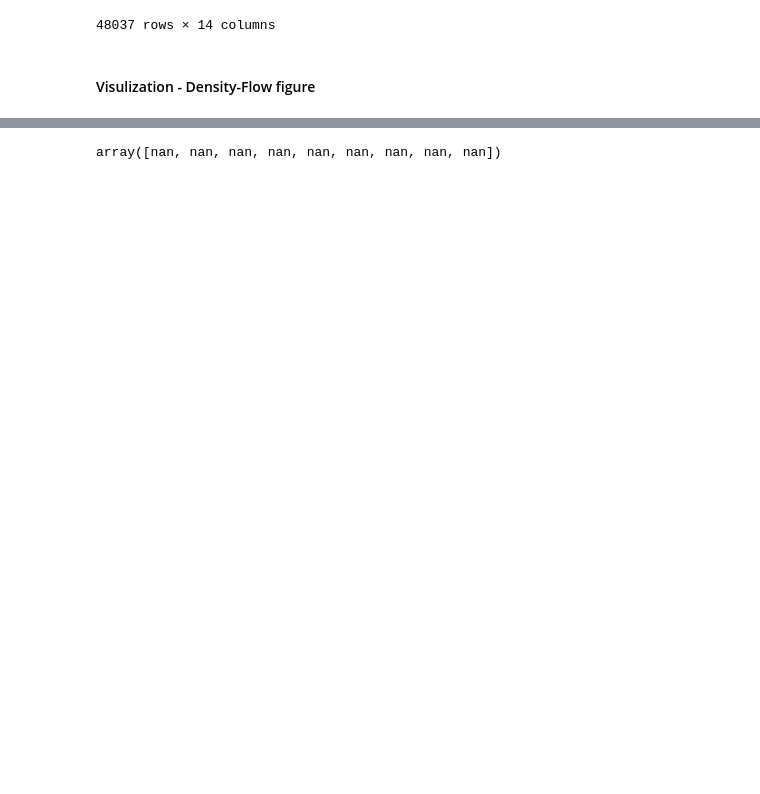
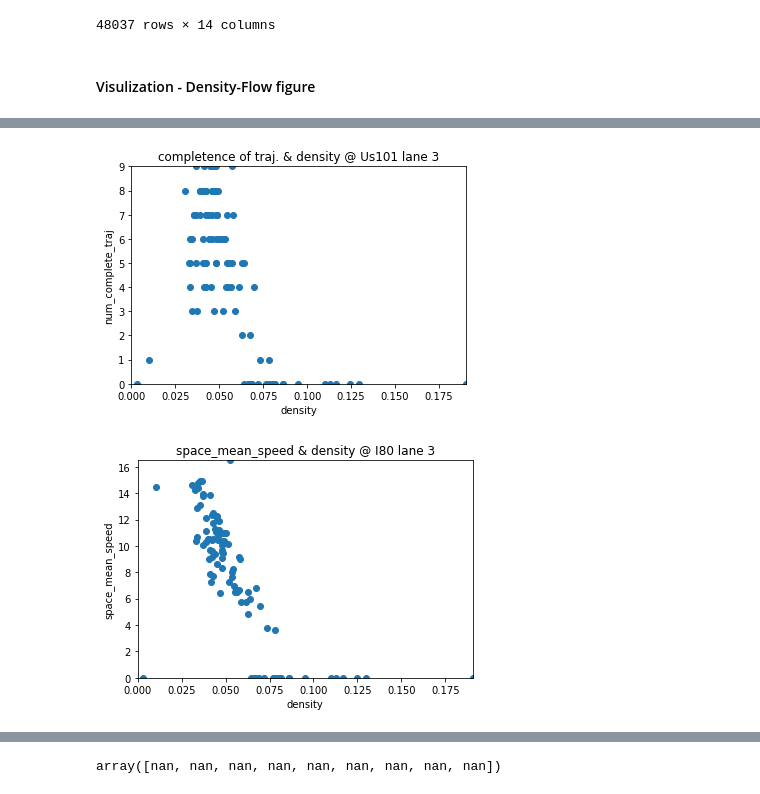
Before and after one commit to ZhaobinMo/NGSIM, a Jupyter notebook: dataprocess.ipynb, the cells around one changed output, grey strips where cells are left out. Drawn from its saved outputs; the diff is of its cells as text; code cells hidden in the pictures; blank space fills up the shorter version.

```diff
--- a/dataprocess.ipynb
+++ b/dataprocess.ipynb
@@ -20,0 +60,7 @@ datasize=48037  limit=1000000
+# %%
+####
+location = "\"i-80\"" ;    gap = 100;   lane_id = 7
+NGE = NgsimExtractor(location, gap, lane_id)
+dfSet = NGE.extractData()
+len(dfSet)
+####
@@ -224,0 +467,25 @@ L
+# %%
+q_rou_n
+df_qrou = pd.DataFrame(q_rou_n)
+df_qrou.columns = ['flow', 'density', 'num_complete_traj', 'space_mean_speed']
+df_qrou
+plt.figure()
+plt.scatter(df_qrou['density'].tolist(), df_qrou['num_complete_traj'].tolist())
+plt.xlim(0,max(df_qrou['density']))
+plt.xlabel('density')
+plt.ylim(0,max(df_qrou['num_complete_traj']))
+plt.ylabel('num_complete_traj')
+plt.title('completence of traj. & density @ Us101 lane {}'.format(lane_id))
+plt.savefig(r'C:\Users\Zhaobin\Desktop\Columbia\NGSIM\Git\NGSIM\figre\q_rou\\num_trajAndDensity_Us101.png',dpi = 300)
+
+plt.figure()
+plt.scatter(df_qrou['density'].tolist(), df_qrou['space_mean_speed'].tolist())
+plt.xlim(0,max(df_qrou['density']))
+plt.xlabel('density')
+plt.ylim(0,max(df_qrou['space_mean_speed']))
+plt.ylabel('space_mean_speed')
+plt.title('space_mean_speed & density @ I80 lane {}'.format(lane_id))
+plt.savefig(r'C:\Users\Zhaobin\Desktop\Columbia\NGSIM\Git\NGSIM\figre\q_rou\\space_mean_speedAndDensity_Us101.png',dpi = 300)
+# %% [output]
+[figure, added]
+[figure, added]
```
Also changed, not shown: parts of 15 cells of this notebook, 1 other file.
